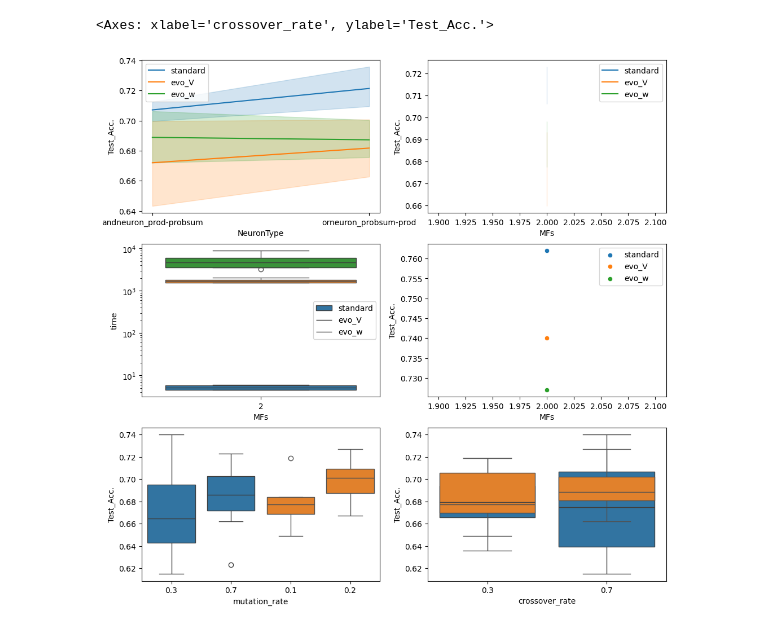
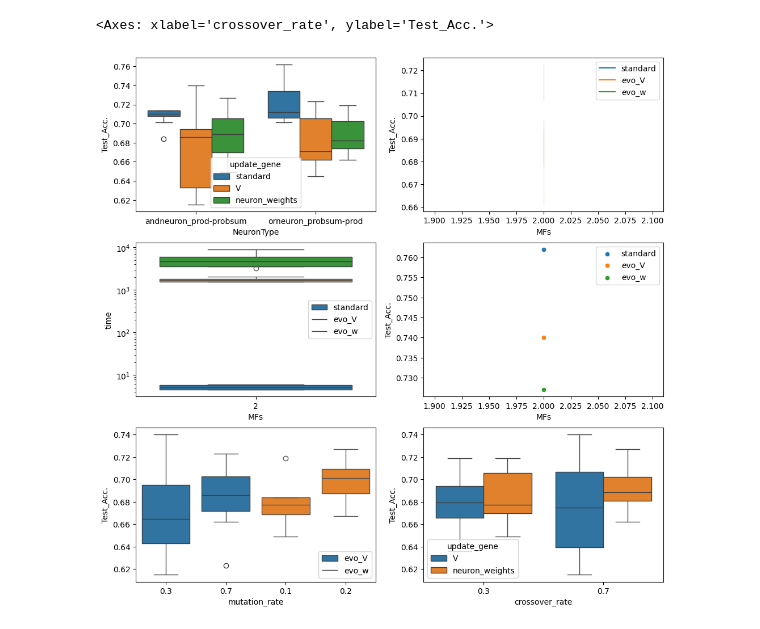
Before and after one commit to IDA-FBK/NeuroFuzzyProject, a Jupyter notebook: experiments/results/show_results_diabetes.ipynb, the cells around one changed output. Drawn from its saved outputs; the diff is of its cells as text; code cells hidden in the pictures.

Commit message:
fix: improved plots

```diff
--- a/experiments/results/show_results_diabetes.ipynb
+++ b/experiments/results/show_results_diabetes.ipynb
@@ -32,47 +32,51 @@ global_results_standard = pd.read_csv(dataset + "/no_evoruns_results_0.csv")
 global_results_evo_V = pd.read_csv(dataset + "/global_result_V.csv")
 global_results_evo_w = pd.read_csv(dataset + "/global_result_w.csv")
 
+global_results_evo_V["update_gene"] = "V"
+global_results_evo_w["update_gene"] = "neuron_weights"
+global_results_standard["update_gene"] = "standard"
 
+all_results = pd.concat([global_results_standard, global_results_evo_V, global_results_evo_w], ignore_index=True)
+evo_V_w = pd.concat([global_results_evo_V, global_results_evo_w], ignore_index=True)
 #plot the results
 figure1, axs = plt.subplots(3, 2, figsize=(12, 12))
-sns.lineplot(data=global_results_standard, x="NeuronType", y="Test_Acc.", label="standard", ax=axs[0,0])
-sns.lineplot(data=global_results_evo_V, x="NeuronType", y="Test_Acc.", label="evo_V", ax=axs[0,0])
-sns.lineplot(data=global_results_evo_w, x="NeuronType", y="Test_Acc.", label="evo_w", ax=axs[0,0])
+sns.boxplot(data=all_results, x="NeuronType", y="Test_Acc.", ax=axs[0,0], hue="update_gene")
+
 
 sns.lineplot(data=global_results_standard, x="MFs", y="Test_Acc.", label="standard", ax=axs[0,1], markers="o")
 sns.lineplot(data=global_results_evo_V, x="MFs", y="Test_Acc.", label="evo_V", ax=axs[0,1], markers="o")
 sns.lineplot(data=global_results_evo_w, x="MFs", y="Test_Acc.", label="evo_w", ax=axs[0,1], markers="o")
 
 
 sns.boxplot(data=global_results_standard[global_results_standard["MFs"]==2], x="MFs", y="time", ax=axs[1,0])
 sns.boxplot(data=global_results_evo_V[global_results_evo_V["MFs"]==2], x="MFs", y="time",  ax=axs[1,0])
 sns.boxplot(data=global_results_evo_w[global_results_evo_w["MFs"]==2], x="MFs", y="time",  ax=axs[1,0])
 axs[1,0].legend(["standard", "evo_V", "evo_w"])
 axs[1,0].set_yscale("log")
 
 # sns.boxplot(data=global_results_standard[global_results_standard["MFs"]==3], x="MFs", y="time", ax=axs[1,0])
 # sns.boxplot(data=global_results_evo_V[global_results_evo_V["MFs"]==3], x="MFs", y="time",  ax=axs[1,0])
 # axs[1,0].legend(["standard", "evo_V", "evo_w"])
 # axs[1,0].set_yscale("log")
 
 
 # sns.boxplot(data=global_results_standard[global_results_standard["MFs"]==2], x="MFs", y="Test_F1", ax=axs[1,1])
 # sns.boxplot(data=global_results_evo_V[global_results_evo_V["MFs"]==2], x="MFs", y="Test_F1", ax=axs[1,1])
 
 #Get the best results on the validation set
 best_standard = global_results_standard.loc[global_results_standard.groupby("MFs")["Test_Acc."].idxmax()]
 best_evo_V = global_results_evo_V.loc[global_results_evo_V.groupby("MFs")["Test_Acc."].idxmax()]
 best_evo_w = global_results_evo_w.loc[global_results_evo_w.groupby("MFs")["Test_Acc."].idxmax()]
 sns.scatterplot(data=best_standard, x="MFs", y="Test_Acc.", label="standard", ax=axs[1,1], markers="o")
 sns.scatterplot(data=best_evo_V, x="MFs", y="Test_Acc.", label="evo_V", ax=axs[1,1], markers="o")
 sns.scatterplot(data=best_evo_w, x="MFs", y="Test_Acc.", label="evo_w", ax=axs[1,1], markers="o")
 
-sns.boxplot(data=global_results_evo_V, x="mutation_rate", y="Test_Acc.", ax=axs[2,0])
-sns.boxplot(data=global_results_evo_w, x="mutation_rate", y="Test_Acc.", ax=axs[2,0])
+sns.boxplot(data=global_results_evo_V, x="mutation_rate", y="Test_Acc.", ax=axs[2,0],legend=True)
+sns.boxplot(data=global_results_evo_w, x="mutation_rate", y="Test_Acc.", ax=axs[2,0],legend=True)
+axs[2,0].legend(["evo_V", "evo_w"])
 
 
-sns.boxplot(data=global_results_evo_V, x="crossover_rate", y="Test_Acc.", ax=axs[2,1])
-sns.boxplot(data=global_results_evo_w, x="crossover_rate", y="Test_Acc.", ax=axs[2,1])
+sns.boxplot(data=evo_V_w, x="crossover_rate", y="Test_Acc.", ax=axs[2,1], hue="update_gene")
 # %% [output]
 <Axes: xlabel='crossover_rate', ylabel='Test_Acc.'>
-[figure, old version]
+[figure, new version]
```
Also changed, not shown: 1 other file.
